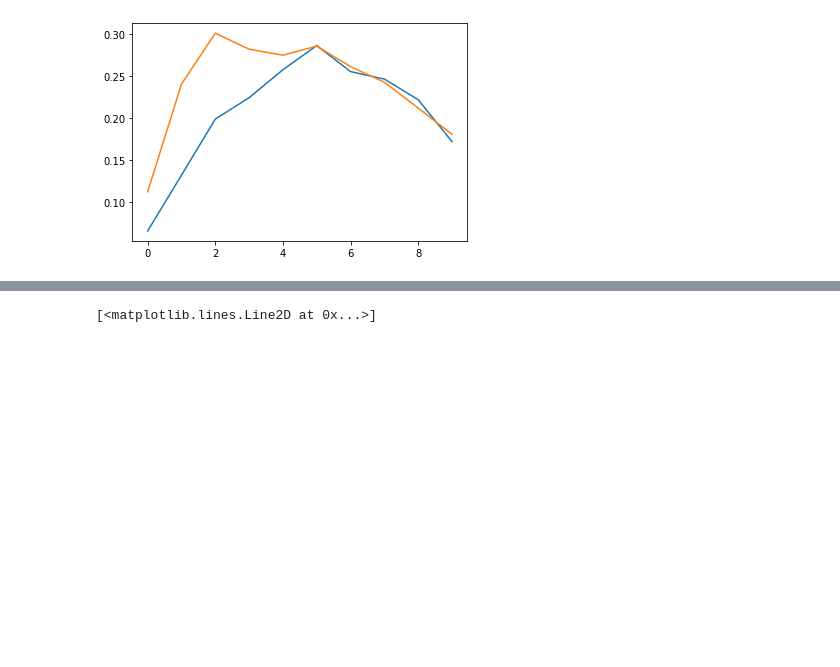
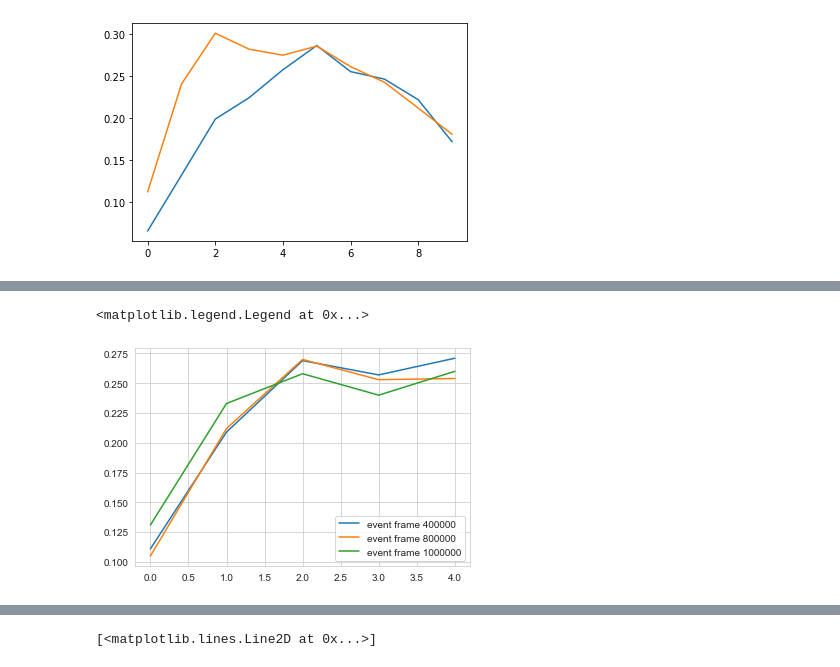
Before and after one commit to HarmoniaLeo/prophesee-automotive-dataset-toolbox, a Jupyter notebook: experiments3.ipynb, the cells around one changed output, grey strips where cells are left out. Saved outputs shown, nothing was run; the diff lists cells and outputs as text; code cells hidden in the pictures; blank space fills up the shorter version.

```diff
--- a/experiments3.ipynb
+++ b/experiments3.ipynb
@@ -284,0 +287,16 @@ plt.legend()
+# %%
+#gen4_ef200000 = np.array([0.061, 0.172, 0.237, 0.244, 0.270])
+gen4_ef400000 = np.array([0.111, 0.209, 0.269, 0.257, 0.271])
+#gen4_ef600000 = np.array([0.104, 0.224, 0.270, 0.258, 0.269])
+gen4_ef800000 = np.array([0.105, 0.212, 0.270, 0.253, 0.254])
+gen4_ef1000000 = np.array([0.131, 0.233, 0.258, 0.240, 0.260])
+#gen4_basic = np.array()
+#plt.plot(np.arange(len(basic)),gen4_ef200000,label="event frame 200000")
+plt.plot(np.arange(len(basic_long)),gen4_ef400000,label="event frame 400000")
+#plt.plot(np.arange(len(basic_long)),gen4_ef600000,label="event frame 600000")
+plt.plot(np.arange(len(basic_long)),gen4_ef800000,label="event frame 800000")
+plt.plot(np.arange(len(basic_long)),gen4_ef1000000,label="event frame 1000000")
+plt.legend()
+# %% [output]
+<matplotlib.legend.Legend at 0x...>
+[figure, added]
```
Also changed, not shown: parts of 4 cells of this notebook, 3 other files.
